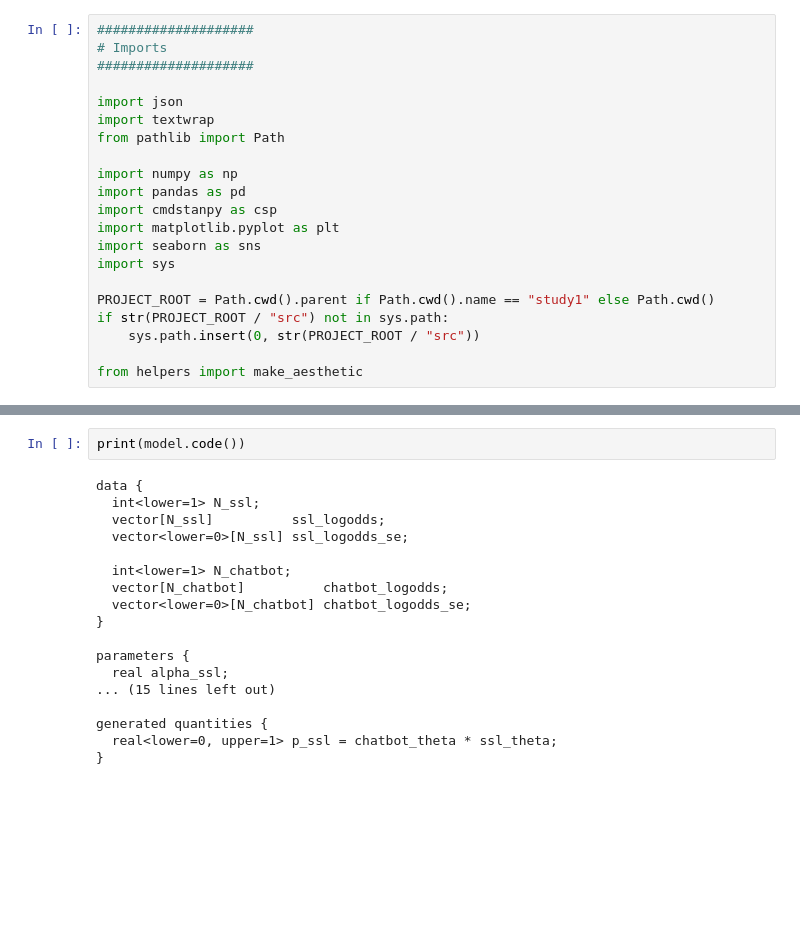
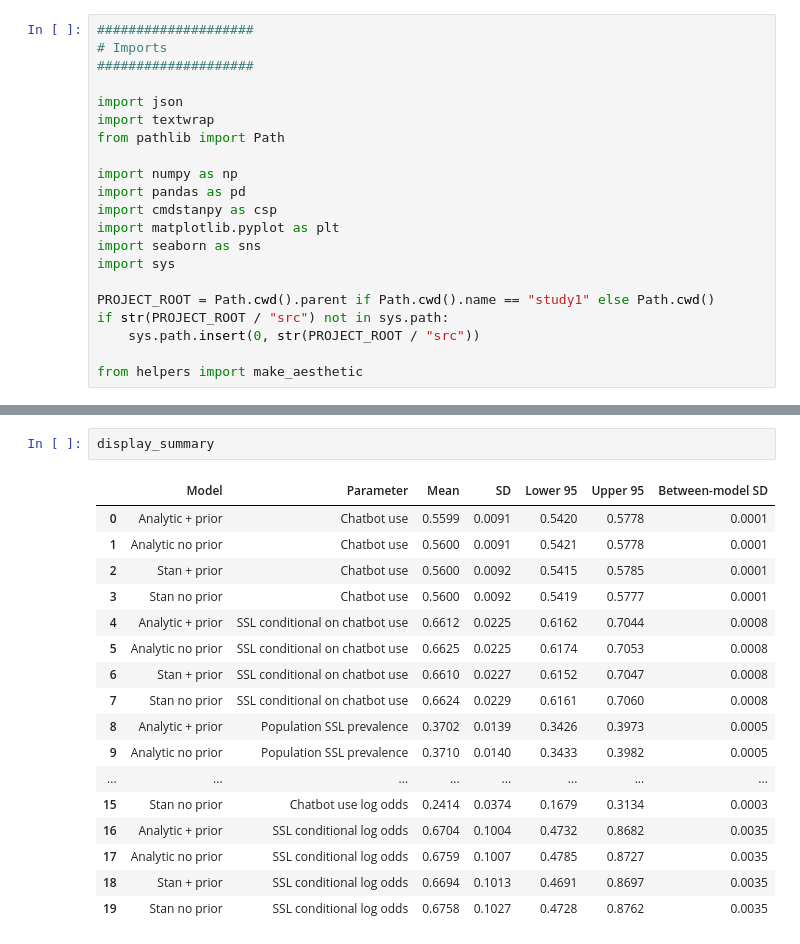
Before and after one commit to josh-ashkinaze/ssl, a Jupyter notebook: study1/pop_prevalence.ipynb, the cells around one changed output, grey strips where cells are left out. Drawn from its saved outputs; the diff is of its cells as text; blank space fills up the shorter version.

```diff
--- a/study1/pop_prevalence.ipynb
+++ b/study1/pop_prevalence.ipynb
@@ -958,20 +957,20 @@ Posterior summary for all four models:
-# %%
-print(model.code())
-# %% [output]
-data {
-  int<lower=1> N_ssl;
-  vector[N_ssl]          ssl_logodds;
-  vector<lower=0>[N_ssl] ssl_logodds_se;
-
-  int<lower=1> N_chatbot;
-  vector[N_chatbot]          chatbot_logodds;
-  vector<lower=0>[N_chatbot] chatbot_logodds_se;
-}
-
-parameters {
-  real alpha_ssl;
-... (15 lines left out)
-
-generated quantities {
-  real<lower=0, upper=1> p_ssl = chatbot_theta * ssl_theta;
-}
+# %%
+display_summary
+# %% [output]
+|  | Model | Parameter | Mean | SD | Lower 95 | Upper 95 | Between-model SD |
+| 0 | Analytic + prior | Chatbot use | 0.5599 | 0.0091 | 0.5420 | 0.5778 | 0.0001 |
+| 1 | Analytic no prior | Chatbot use | 0.5600 | 0.0091 | 0.5421 | 0.5778 | 0.0001 |
+| 2 | Stan + prior | Chatbot use | 0.5600 | 0.0092 | 0.5415 | 0.5785 | 0.0001 |
+| 3 | Stan no prior | Chatbot use | 0.5600 | 0.0092 | 0.5419 | 0.5777 | 0.0001 |
+| 4 | Analytic + prior | SSL conditional on chatbot use | 0.6612 | 0.0225 | 0.6162 | 0.7044 | 0.0008 |
+| 5 | Analytic no prior | SSL conditional on chatbot use | 0.6625 | 0.0225 | 0.6174 | 0.7053 | 0.0008 |
+| 6 | Stan + prior | SSL conditional on chatbot use | 0.6610 | 0.0227 | 0.6152 | 0.7047 | 0.0008 |
+| 7 | Stan no prior | SSL conditional on chatbot use | 0.6624 | 0.0229 | 0.6161 | 0.7060 | 0.0008 |
+| 8 | Analytic + prior | Population SSL prevalence | 0.3702 | 0.0139 | 0.3426 | 0.3973 | 0.0005 |
+| 9 | Analytic no prior | Population SSL prevalence | 0.3710 | 0.0140 | 0.3433 | 0.3982 | 0.0005 |
+| ... | ... | ... | ... | ... | ... | ... | ... |
+| 15 | Stan no prior | Chatbot use log odds | 0.2414 | 0.0374 | 0.1679 | 0.3134 | 0.0003 |
+| 16 | Analytic + prior | SSL conditional log odds | 0.6704 | 0.1004 | 0.4732 | 0.8682 | 0.0035 |
+| 17 | Analytic no prior | SSL conditional log odds | 0.6759 | 0.1007 | 0.4785 | 0.8727 | 0.0035 |
+| 18 | Stan + prior | SSL conditional log odds | 0.6694 | 0.1013 | 0.4691 | 0.8697 | 0.0035 |
+| 19 | Stan no prior | SSL conditional log odds | 0.6758 | 0.1027 | 0.4728 | 0.8762 | 0.0035 |
```
Also changed, not shown: parts of 3 cells of this notebook, 1 other file.
